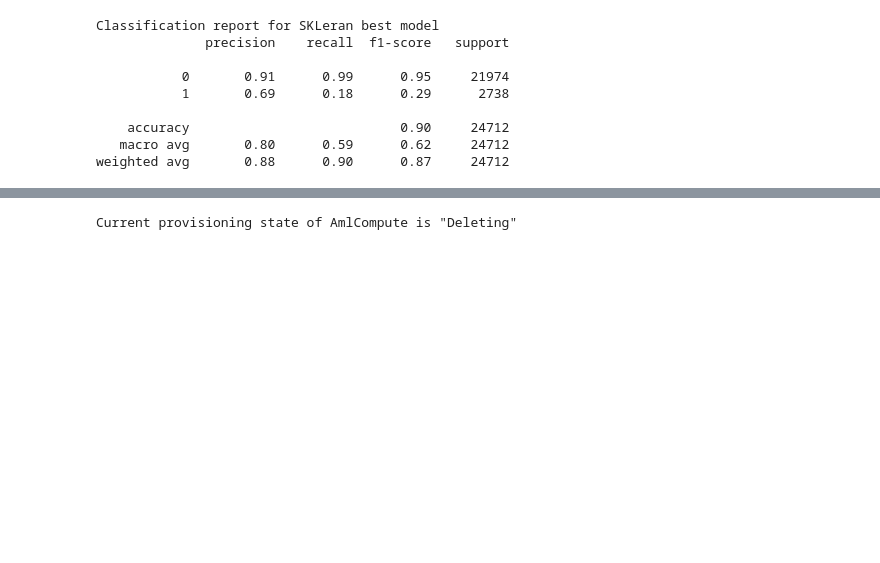
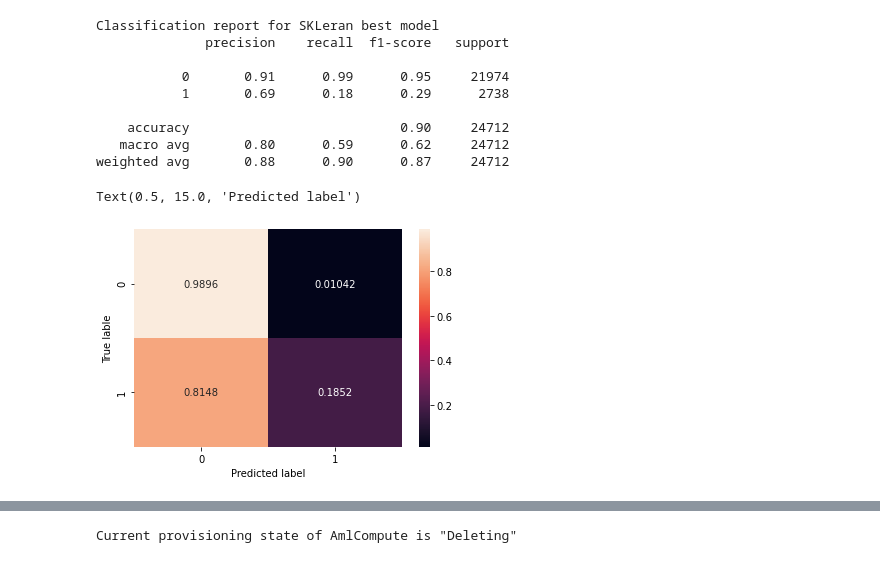
Before and after one commit to przemekbil/AZMLND_Optimizing_a_Pipeline_in_Azure-Starter_Files, a Jupyter notebook: udacity-project.ipynb, the cells around one changed output, grey strips where cells are left out. Saved outputs shown, nothing was run; the diff lists cells and outputs as text; code cells hidden in the pictures; blank space fills up the shorter version.

```diff
--- a/udacity-project.ipynb
+++ b/udacity-project.ipynb
@@ -306,3 +311,21 @@ Classification report for SKLeran best model
     accuracy                           0.90     24712
    macro avg       0.80      0.59      0.62     24712
 weighted avg       0.88      0.90      0.87     24712
+# %%
+# Model recreated with parameters found through minimalization of Log_loss
+
+hd_model2 = LogisticRegression(C=0.0004677961604105312, max_iter=400).fit(x_train, y_train)
+
+# calculate predicted values
+y_predict = hd_model2.predict(x_train)
+
+#calculate confussion matrix
+
+cm = confusion_matrix(y_train, y_predict)
+cm_norm = cm/cm.sum(axis=1).reshape(-1,1)
+sns.heatmap(cm_norm, annot=True, fmt=".4")
+plt.ylabel('True lable')
+plt.xlabel('Predicted label')
+# %% [output]
+Text(0.5, 15.0, 'Predicted label')
+[figure, added]
```
Also changed, not shown: parts of 7 cells of this notebook, 1 other file.
